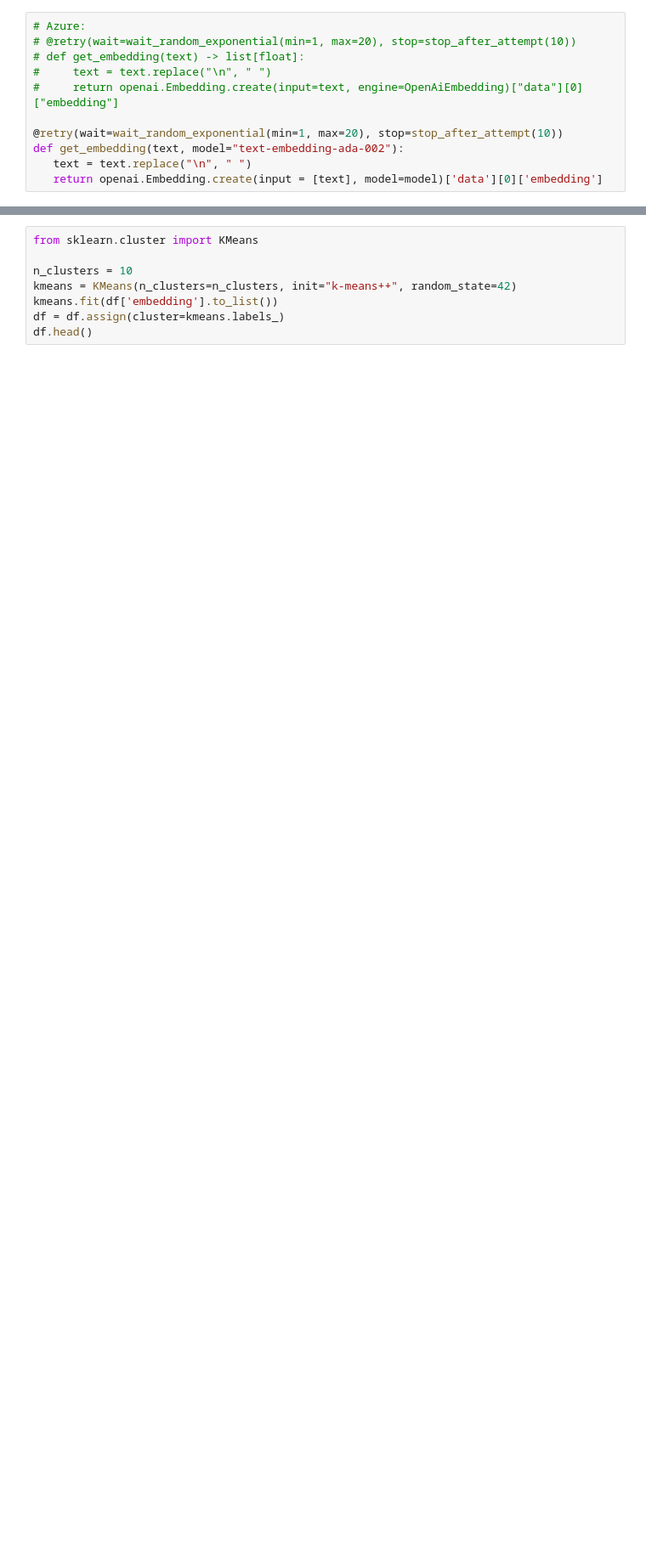
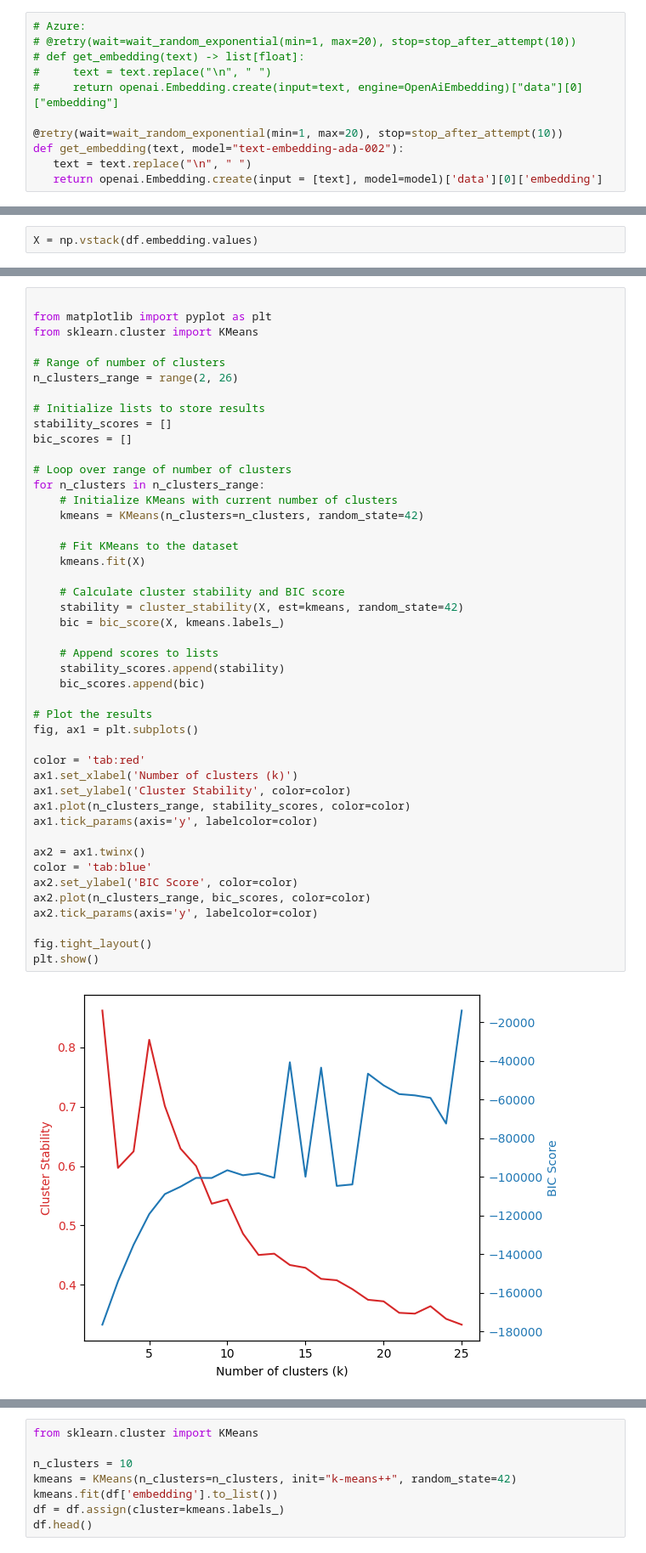
Before and after one commit to pdoubleg/junk-drawer, a Jupyter notebook: docs_example.ipynb, the cells around one changed output, grey strips where cells are left out. Shown at 85% size. Drawn from its saved outputs; the diff is of its cells as text; blank space fills up the shorter version.

Commit message:
add clustering

```diff
--- a/docs_example.ipynb
+++ b/docs_example.ipynb
@@ -439,0 +57,2 @@ kmeans_with_probs.tune_clusters(X, min_clusters=2, max_clusters=25, prob_thresho
+# %%
+X = np.vstack(df.embedding.values)
@@ -439,0 +153,47 @@ kmeans_with_probs.tune_clusters(X, min_clusters=2, max_clusters=25, prob_thresho
+# %%
+
+from matplotlib import pyplot as plt
+from sklearn.cluster import KMeans
+
+# Range of number of clusters
+n_clusters_range = range(2, 26)
+
+# Initialize lists to store results
+stability_scores = []
+bic_scores = []
+
+# Loop over range of number of clusters
+for n_clusters in n_clusters_range:
+    # Initialize KMeans with current number of clusters
+    kmeans = KMeans(n_clusters=n_clusters, random_state=42)
+
+    # Fit KMeans to the dataset
+    kmeans.fit(X)
+
+    # Calculate cluster stability and BIC score
+    stability = cluster_stability(X, est=kmeans, random_state=42)
+    bic = bic_score(X, kmeans.labels_)
+
+    # Append scores to lists
+    stability_scores.append(stability)
+    bic_scores.append(bic)
+
+# Plot the results
+fig, ax1 = plt.subplots()
+
+color = 'tab:red'
+ax1.set_xlabel('Number of clusters (k)')
+ax1.set_ylabel('Cluster Stability', color=color)
+ax1.plot(n_clusters_range, stability_scores, color=color)
+ax1.tick_params(axis='y', labelcolor=color)
+
+ax2 = ax1.twinx()
+color = 'tab:blue'
+ax2.set_ylabel('BIC Score', color=color)
+ax2.plot(n_clusters_range, bic_scores, color=color)
+ax2.tick_params(axis='y', labelcolor=color)
+
+fig.tight_layout()
+plt.show()
+# %% [output]
+[figure, added]
```
Also changed, not shown: parts of 31 cells of this notebook, 2 other files.
